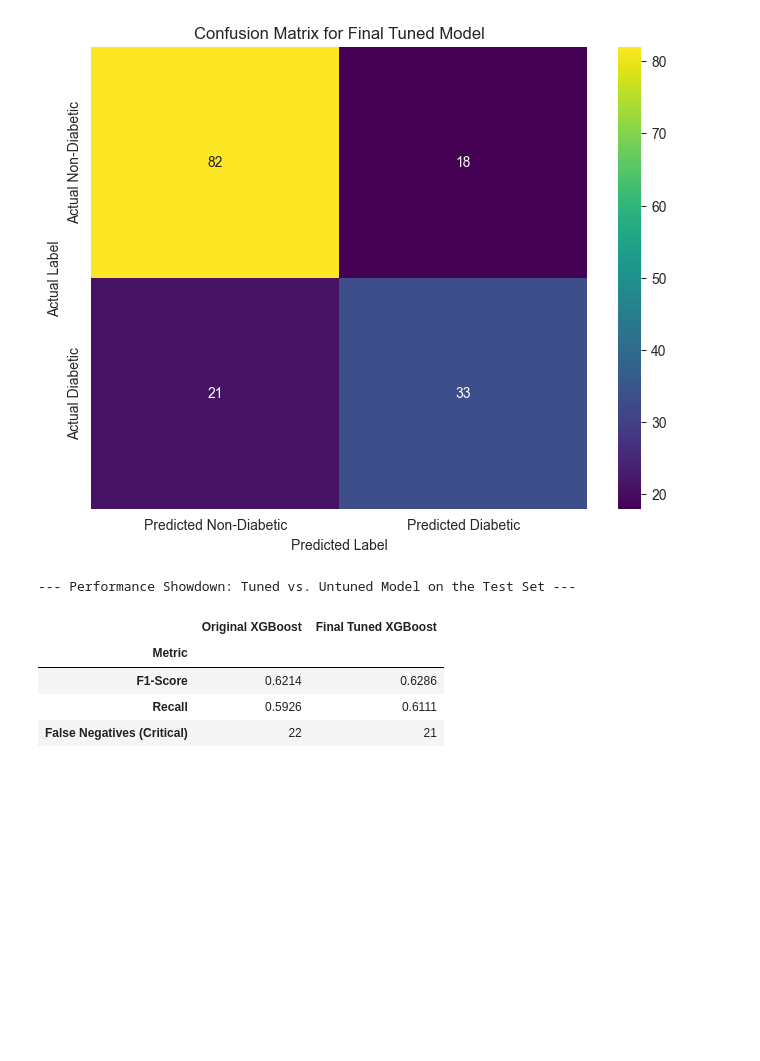
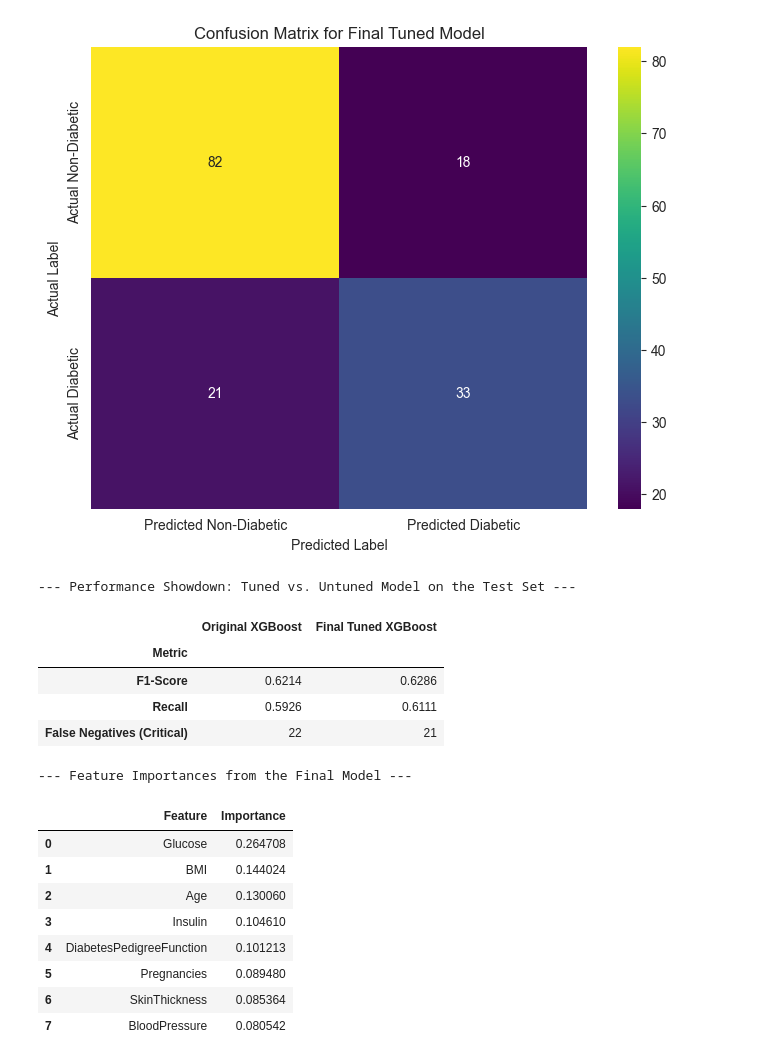
Before and after one commit to manojgaddigolla/diabetes_prediction, a Jupyter notebook: diabetes_prediction.ipynb, the cells around one changed output. Saved outputs shown, nothing was run; the diff lists cells and outputs as text; code cells hidden in the pictures; blank space fills up the shorter version.

```diff
--- a/diabetes_prediction.ipynb
+++ b/diabetes_prediction.ipynb
@@ -871,3 +871,31 @@ XGBClassifier(base_score=None, booster=None, callbacks=None,
 | F1-Score | 0.6214 | 0.6286 |
 | Recall | 0.5926 | 0.6111 |
 | False Negatives (Critical) | 22 | 21 |
+# %%
+import pandas as pd
+
+importances = final_model.feature_importances_
+
+feature_names = X.columns
+
+feature_importance_df = pd.DataFrame({
+    'Feature': feature_names,
+    'Importance': importances
+})
+
+feature_importance_df = feature_importance_df.sort_values(by='Importance', ascending=False)
+
+print("--- Feature Importances from the Final Model ---")
+
+display(feature_importance_df.reset_index(drop=True))
+# %% [output]
+--- Feature Importances from the Final Model ---
+|  | Feature | Importance |
+| 0 | Glucose | 0.264708 |
+| 1 | BMI | 0.144024 |
+| 2 | Age | 0.130060 |
+| 3 | Insulin | 0.104610 |
+| 4 | DiabetesPedigreeFunction | 0.101213 |
+| 5 | Pregnancies | 0.089480 |
+| 6 | SkinThickness | 0.085364 |
+| 7 | BloodPressure | 0.080542 |
```
Also changed, not shown: parts of 5 cells of this notebook.
